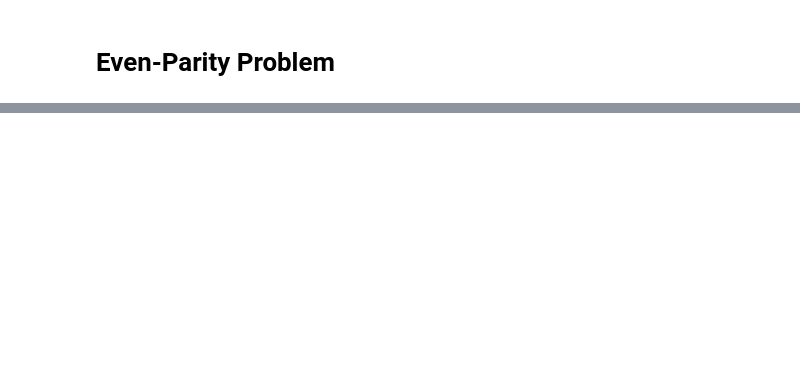
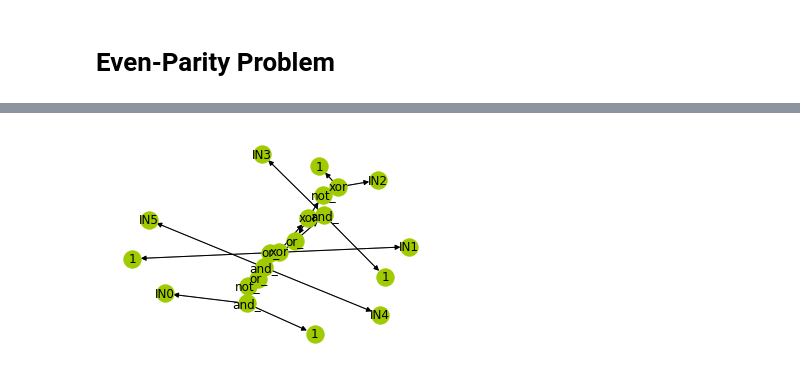
Before and after one commit to Amplil/genetic_programming, a Jupyter notebook: genetic_programming_official_test.ipynb, the cells around one changed output, grey strips where cells are left out. Saved outputs shown, nothing was run; the diff lists cells and outputs as text; code cells hidden in the pictures; blank space fills up the shorter version.

```diff
--- a/genetic_programming_official_test.ipynb
+++ b/genetic_programming_official_test.ipynb
@@ -128,0 +233,14 @@ plt.show()
+# %%
+expr = toolbox.individual()
+nodes, edges, labels = gp.graph(expr)
+g = nx.DiGraph()
+g.add_nodes_from(nodes)
+g.add_edges_from(edges)
+
+pos=nx.spring_layout(g)
+nx.draw_networkx_edges(g,pos,width=1.0,alpha=0.5)
+nx.draw_networkx_labels(g,pos,labels)
+nx.draw(g,pos,node_color='#A0CB00')
+plt.show()
+# %% [output]
+[figure, added]
```
Also changed, not shown: parts of 19 cells of this notebook.
